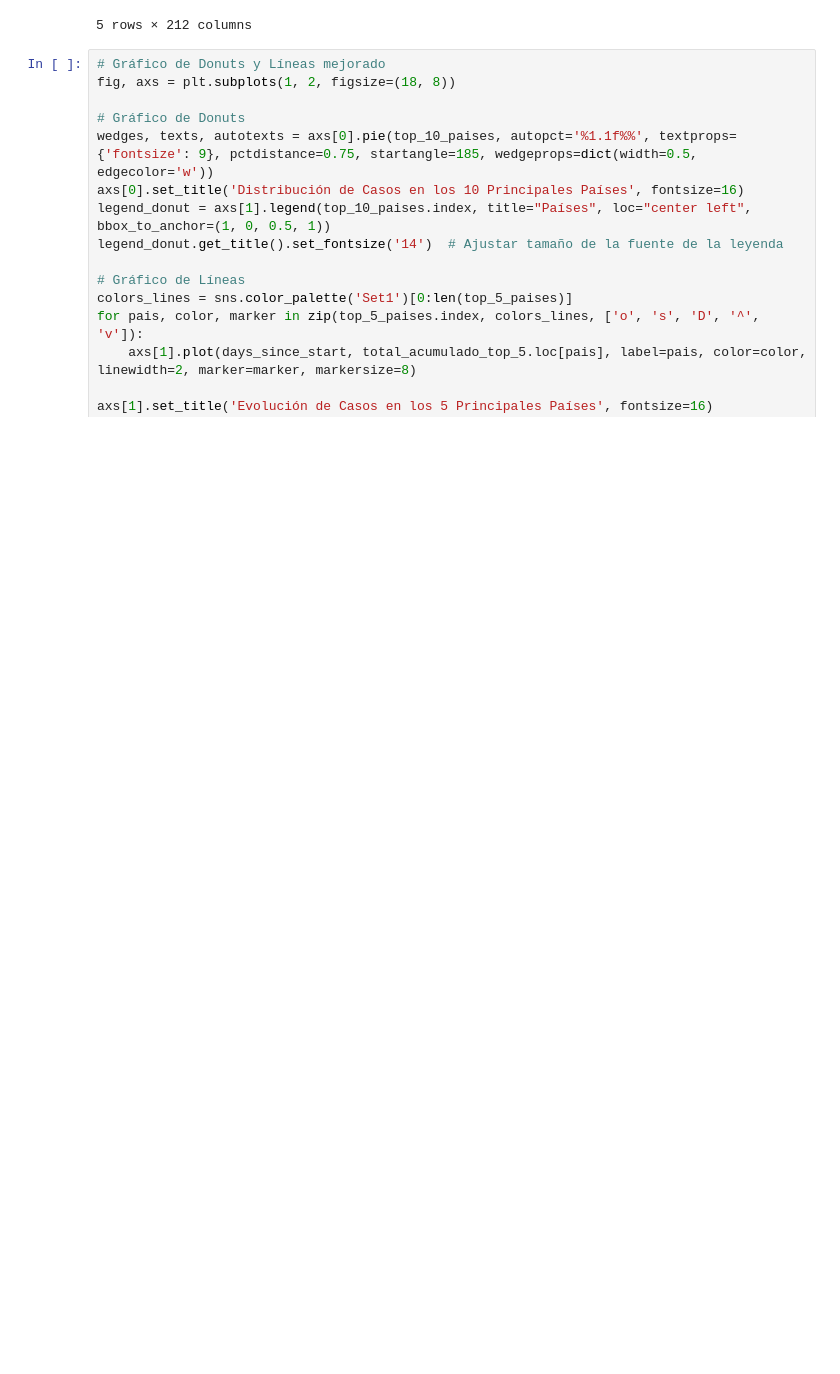
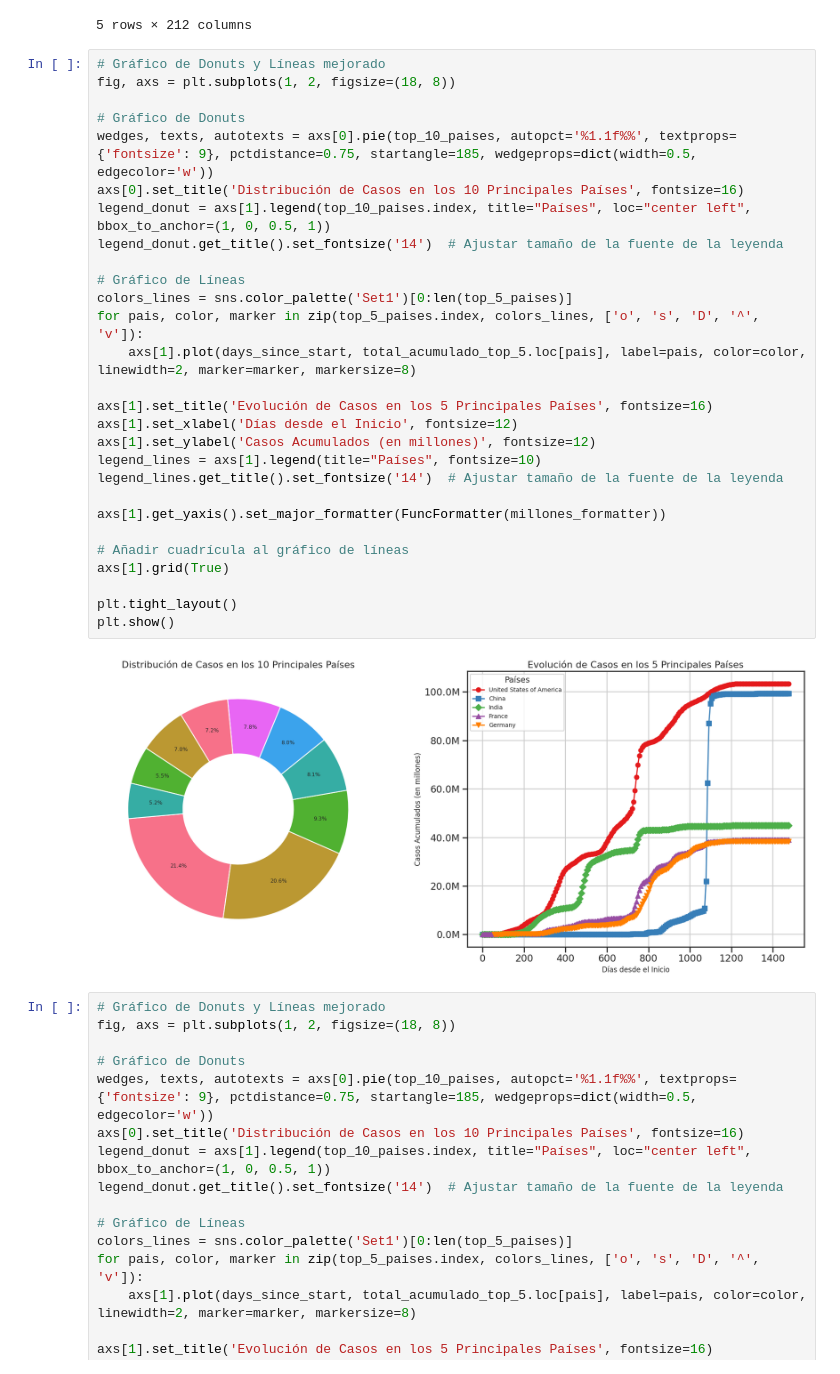
Before and after one commit to wilferalexander/Covid19, a Jupyter notebook: Covid19.ipynb, the cells around one changed output. Cells and saved outputs as stored; diff of their text form; blank space fills up the shorter version.

```diff
--- a/Covid19.ipynb
+++ b/Covid19.ipynb
@@ -779,6 +779,36 @@ total_acumulado_top_5.sample(5)
 | France | 0.0 | 0.0 | 0.0 | 3.0 | 6.0 | 12.0 | 12.0 | 16.0 | ... |
 | India | 0.0 | 0.0 | 0.0 | 0.0 | 2.0 | 7.0 | 7.0 | 7.0 | ... |
 5 rows × 212 columns
+# %%
+# Gráfico de Donuts y Líneas mejorado
+fig, axs = plt.subplots(1, 2, figsize=(18, 8))
+
+# Gráfico de Donuts
+wedges, texts, autotexts = axs[0].pie(top_10_paises, autopct='%1.1f%%', textprops={'fontsize': 9}, pctdistance=0.75, startangle=185, wedgeprops=dict(width=0.5, edgecolor='w'))
+axs[0].set_title('Distribución de Casos en los 10 Principales Países', fontsize=16)
+legend_donut = axs[1].legend(top_10_paises.index, title="Países", loc="center left", bbox_to_anchor=(1, 0, 0.5, 1))
+legend_donut.get_title().set_fontsize('14')  # Ajustar tamaño de la fuente de la leyenda
+
+# Gráfico de Líneas
+colors_lines = sns.color_palette('Set1')[0:len(top_5_paises)]
+for pais, color, marker in zip(top_5_paises.index, colors_lines, ['o', 's', 'D', '^', 'v']):
+    axs[1].plot(days_since_start, total_acumulado_top_5.loc[pais], label=pais, color=color, linewidth=2, marker=marker, markersize=8)
+
+axs[1].set_title('Evolución de Casos en los 5 Principales Países', fontsize=16)
+axs[1].set_xlabel('Días desde el Inicio', fontsize=12)
+axs[1].set_ylabel('Casos Acumulados (en millones)', fontsize=12)
+legend_lines = axs[1].legend(title="Países", fontsize=10)
+legend_lines.get_title().set_fontsize('14')  # Ajustar tamaño de la fuente de la leyenda
+
+axs[1].get_yaxis().set_major_formatter(FuncFormatter(millones_formatter))
+
+# Añadir cuadrícula al gráfico de líneas
+axs[1].grid(True)
+
+plt.tight_layout()
+plt.show()
+# %% [output]
+[figure, added]
 # %%
 # Gráfico de Donuts y Líneas mejorado
 fig, axs = plt.subplots(1, 2, figsize=(18, 8))
```
Also changed, not shown: parts of 1 cell of this notebook.
